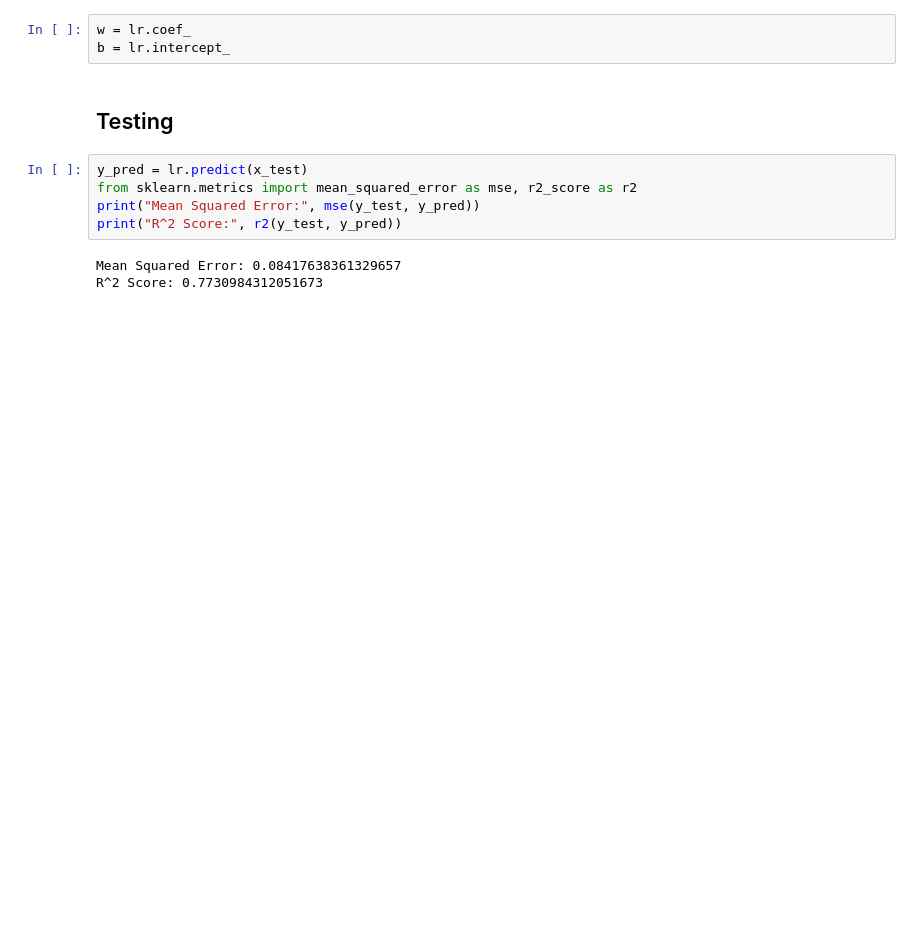
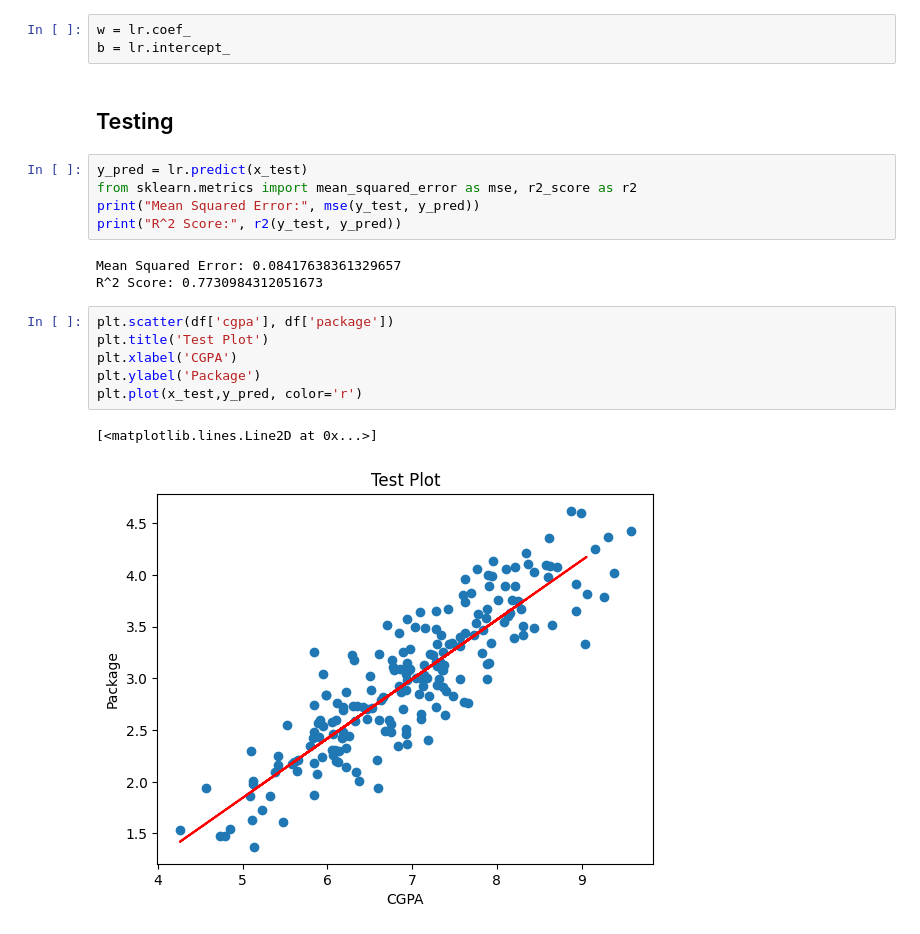
Before and after one commit to 21amY26/MLLab, a Jupyter notebook: MLLab2.ipynb, the cells around one changed output. Cells and saved outputs as stored; diff of their text form; blank space fills up the shorter version.

```diff
--- a/MLLab2.ipynb
+++ b/MLLab2.ipynb
@@ -113,3 +130,12 @@ print("R^2 Score:", r2(y_test, y_pred))
 # %% [output]
 Mean Squared Error: 0.08417638361329657
 R^2 Score: 0.7730984312051673
+# %%
+plt.scatter(df['cgpa'], df['package'])
+plt.title('Test Plot')
+plt.xlabel('CGPA')
+plt.ylabel('Package')
+plt.plot(x_test,y_pred, color='r')
+# %% [output]
+[<matplotlib.lines.Line2D at 0x...>]
+[figure, added]
```
Also changed, not shown: parts of 2 cells of this notebook.
